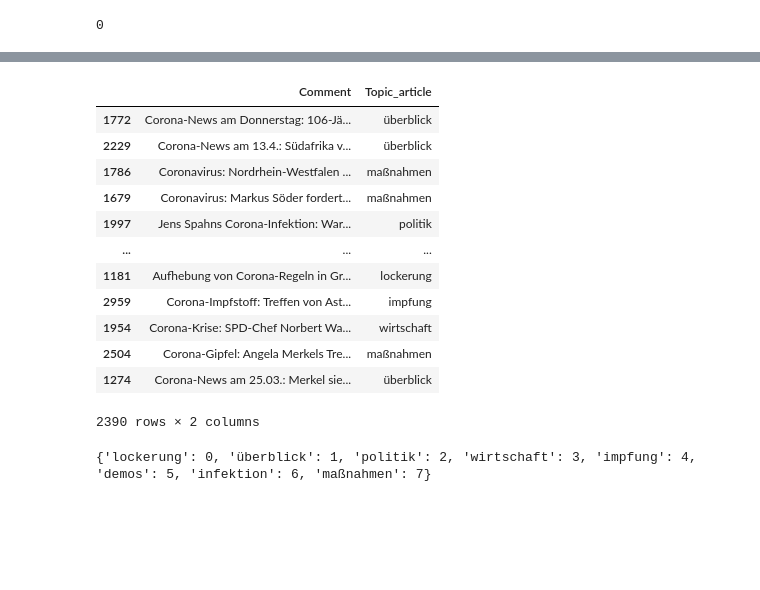
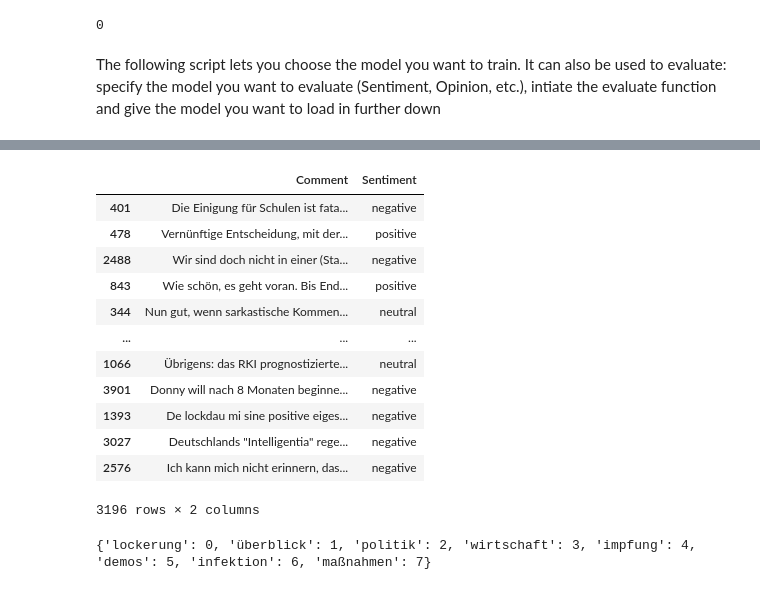
Before and after one commit to KirchnerS/Masterarbeit, a Jupyter notebook: BERTcasedTrain.ipynb, the cells around one changed output, grey strips where cells are left out. Cells and saved outputs as stored; diff of their text form; code cells hidden in the pictures; blank space fills up the shorter version.

```diff
--- a/BERTcasedTrain.ipynb
+++ b/BERTcasedTrain.ipynb
@@ -44,9 +44,11 @@ torch.cuda.empty_cache() # I used this sometimes to clear the cache for OutOfMem
 # torch.cuda.current_device()
 # %% [output]
 0
+# %% [markdown]
+The following script lets you choose the model you want to train. It can also be used to evaluate: specify the model you want to evaluate (Sentiment, Opinion, etc.), intiate the evaluate function and give the model you want to load in further down
 # %%
 
-to_be_trained = input("What do you want to train? Choose \n Sentiment \n Opinion \n TopicComment \n TopicArticle \n AugmentedSentiment").lower()
+to_be_trained = input("What do you want to train/evaluate? Choose \n Sentiment \n Opinion \n TopicComment \n TopicArticle \n AugmentedSentiment").lower()
 ### Here we set the labels of the topics, in this case we have 7 labels for comments and 8 for articles
 if to_be_trained in ["sentiment", "opinion", "topiccomment", "augmentedsentiment"]:
     dataset_topic = pd.read_csv("annotated_data/annotated_data_with_users_and_al_cleaned2check_final_topics.csv", names=["ID", "Date", "Time", "Comment Level", "Username", "Opinion", "Sentiment", "Topic_comment", "Topic_article", "Comment", "Method"], encoding="ISO-8859-1")
@@ -121,16 +123,16 @@ df_train
-|  | Comment | Topic_article |
-| 1772 | Corona-News am Donnerstag: 106-Jä... | überblick |
-| 2229 | Corona-News am 13.4.: Südafrika v... | überblick |
-| 1786 | Coronavirus: Nordrhein-Westfalen ... | maßnahmen |
-| 1679 | Coronavirus: Markus Söder fordert... | maßnahmen |
-| 1997 | Jens Spahns Corona-Infektion: War... | politik |
+|  | Comment | Sentiment |
+| 401 | Die Einigung für Schulen ist fata... | negative |
+| 478 | Vernünftige Entscheidung, mit der... | positive |
+| 2488 | Wir sind doch nicht in einer (Sta... | negative |
+| 843 | Wie schön, es geht voran. Bis End... | positive |
+| 344 | Nun gut, wenn sarkastische Kommen... | neutral |
 | ... | ... | ... |
-| 1181 | Aufhebung von Corona-Regeln in Gr... | lockerung |
-| 2959 | Corona-Impfstoff: Treffen von Ast... | impfung |
-| 1954 | Corona-Krise: SPD-Chef Norbert Wa... | wirtschaft |
-| 2504 | Corona-Gipfel: Angela Merkels Tre... | maßnahmen |
-| 1274 | Corona-News am 25.03.: Merkel sie... | überblick |
+| 1066 | Übrigens: das RKI prognostizierte... | neutral |
+| 3901 | Donny will nach 8 Monaten beginne... | negative |
+| 1393 | De lockdau mi sine positive eiges... | negative |
+| 3027 | Deutschlands "Intelligentia" rege... | negative |
+| 2576 | Ich kann mich nicht erinnern, das... | negative |
-2390 rows × 2 columns
+3196 rows × 2 columns
 # %%
 # This cell scrapes the articles for their header content, (4000 articles) only needed to run if text is needed
 
```
Also changed, not shown: parts of 5 cells of this notebook, 1 other file.
